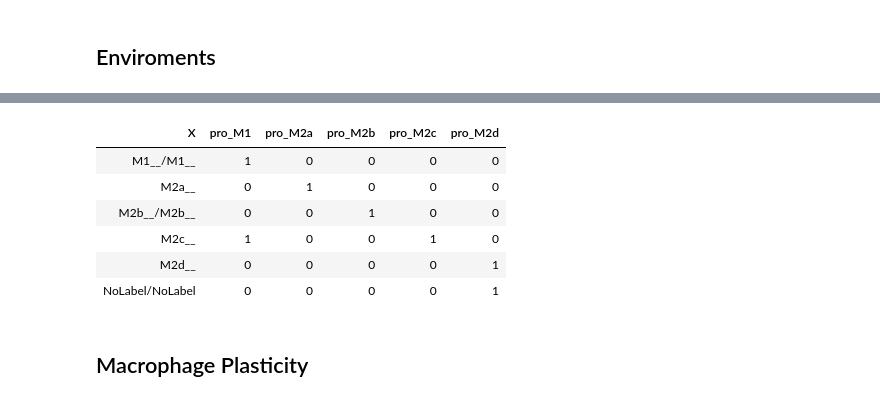
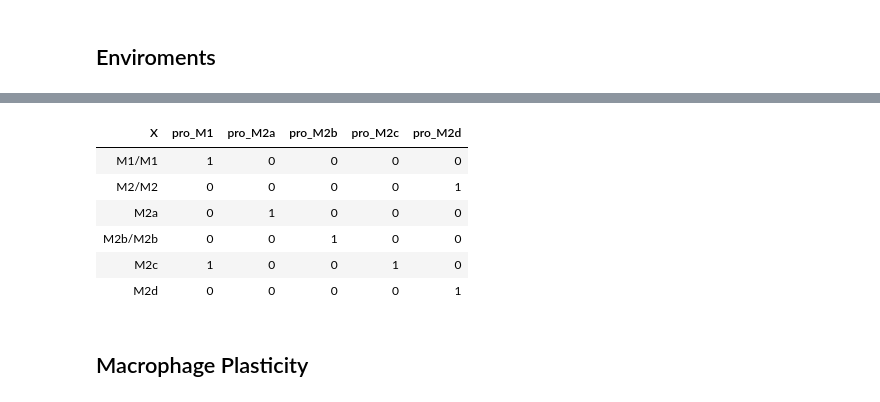
Before and after one commit to AzaidOA/Macrophage_Boolean_Network, a Jupyter notebook: MP_network.ipynb, the cells around one changed output, grey strips where cells are left out. Cells and saved outputs as stored; diff of their text form; code cells hidden in the pictures.

Commit message:
Executed analysis with the new label rules and the new IL 12 network rule

```diff
--- a/MP_network.ipynb
+++ b/MP_network.ipynb
@@ -8,5 +8,4 @@ library('data.table')
 for (f in list.files("BNP")) { source( paste('BNP/', f, sep='') ) }
 
 # Load data
-net <- loadNetwork(file = "CSV/MP_reduced_network.csv")
-labels <- read.csv("CSV/MP_label_rules.csv")
+net <- loadNetwork(file = "CSV/MP_reduced_network_1.2.csv")
@@ -146,43 +184,44 @@ if (! file.exists(file.attr.pdf)) { dev.off() }
 # %%
-file.env <- "CSV/MP_enviroments.csv"
-if (! file.exists(file.attr)) {
+file.env <- "CSV/MP_enviroments_analysis_2.csv"
+if (! file.exists(file.env)) {
+    labels <- read.csv("CSV/MP_label_rules_2.csv")
     estimulus <- net$genes[str_detect(net$genes, "_e")]
     set.env <- function(genes, estimulus){
         ind <- match(genes, estimulus)
         env <- rep(0, length(estimulus))
         env[ind] <- 1
         names(env) <- estimulus
         env
     }
     pro_M1 <- set.env(c("IFNG_e", "LPS_e", "GMCSF_e"), estimulus)
     pro_M2a <- set.env(c("IL4_e"), estimulus)
     pro_M2b <- set.env(c("LPS_e","IC_e", "IL1B_e"), estimulus)
     pro_M2c <- set.env(c("IL10_e"), estimulus)
     pro_M2d <- set.env(c("LPS_e", "IL6_e", "NECA_e"), estimulus)
     envMacrophages <- list(label = c("pro_M1", "pro_M2a", "pro_M2b", "pro_M2c", "pro_M2d"),
                        nodes = list(estimulus,estimulus,estimulus,estimulus,estimulus),
                        values = list(pro_M1, pro_M2a, pro_M2b, pro_M2c, pro_M2d))
     env.attr <- perturbNetworkFixedNodes(net, label.rules = labels,
                                      genes = envMacrophages$nodes,
                                      values = envMacrophages$values,
                                      names = envMacrophages$label,
                                      method = "sat.restricted",
                                      maxAttractorLength = 2)
-    write.csv(x = env.attr, file = "CSV/enviroments.csv")
+    write.csv(x = env.attr, file = file.env)
 } else {
     env.attr <- read.csv(file.env)
 }
 
 # Plot enviroments
 env.attr
 # %% [output]
 | X | pro_M1 | pro_M2a | pro_M2b | pro_M2c | pro_M2d |
-| M1__/M1__ | 1 | 0 | 0 | 0 | 0 |
-| M2a__ | 0 | 1 | 0 | 0 | 0 |
-| M2b__/M2b__ | 0 | 0 | 1 | 0 | 0 |
-| M2c__ | 1 | 0 | 0 | 1 | 0 |
-| M2d__ | 0 | 0 | 0 | 0 | 1 |
-| NoLabel/NoLabel | 0 | 0 | 0 | 0 | 1 |
+| M1/M1 | 1 | 0 | 0 | 0 | 0 |
+| M2/M2 | 0 | 0 | 0 | 0 | 1 |
+| M2a | 0 | 1 | 0 | 0 | 0 |
+| M2b/M2b | 0 | 0 | 1 | 0 | 0 |
+| M2c | 1 | 0 | 0 | 1 | 0 |
+| M2d | 0 | 0 | 0 | 0 | 1 |
 # %% [markdown]
 ## Macrophage Plasticity
 # %%
```
Also changed, not shown: parts of 10 cells of this notebook, 9 other files.
